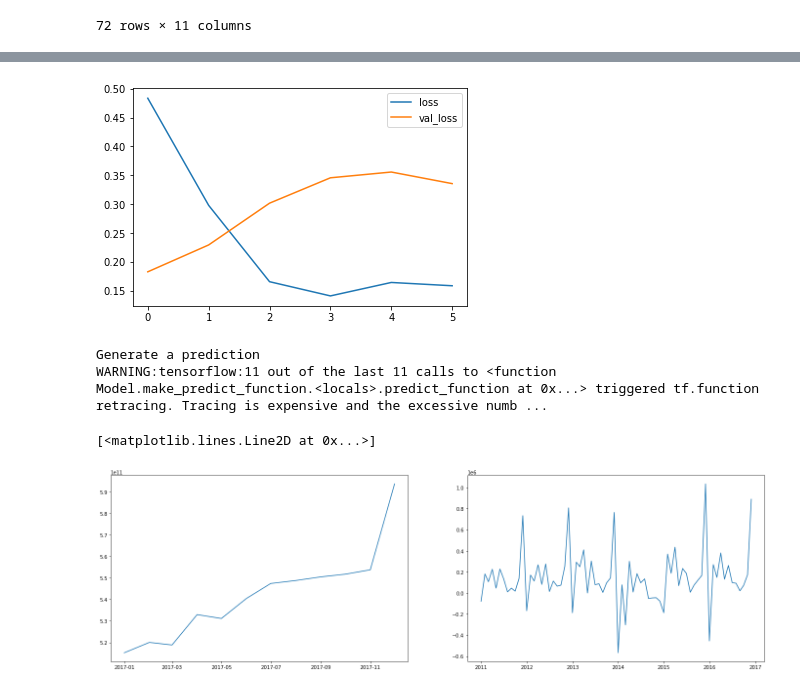
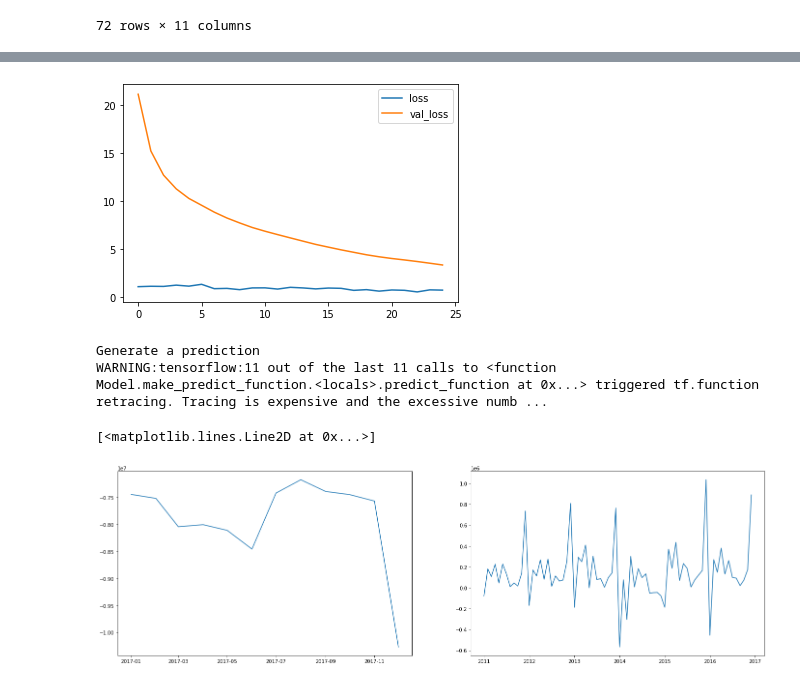
Before and after one commit to chedreem/ML-projects, a Jupyter notebook: Regression_wth_keras.ipynb, the cells around one changed output, grey strips where cells are left out. Saved outputs shown, nothing was run; the diff lists cells and outputs as text; code cells hidden in the pictures.

```diff
--- a/Regression_wth_keras.ipynb
+++ b/Regression_wth_keras.ipynb
@@ -59,9 +59,9 @@ train_X, val_X, train_y, val_y = train_test_split(train_features, train_labels,t
 train_y = (train_y-min(train_y))/(max(train_y)-min(train_y))
 val_y = (val_y-min(val_y))/(max(val_y)-min(val_y))
 
-for feature in feature_list:
-    train_X[feature] = (train_X[feature] - min(train_X[feature])) / (max(train_X[feature]) - min(train_X[feature]))
-    val_X[feature] = (val_X[feature] - min(val_X[feature])) / (max(val_X[feature]) - min(val_X[feature]))
+#for feature in feature_list:
+#    train_X[feature] = (train_X[feature] - min(train_X[feature])) / (max(train_X[feature]) - min(train_X[feature]))
+#    val_X[feature] = (val_X[feature] - min(val_X[feature])) / (max(val_X[feature]) - min(val_X[feature]))
 # %%
 from tensorflow.keras import callbacks
 
@@ -73,8 +73,13 @@ early_stopping = callbacks.EarlyStopping(
 )
 # %%
 model = keras.Sequential([
-    layers.Dense(128, activation='relu', input_shape = [11]),
-    layers.Dense(128, activation='relu'),
+    layers.BatchNormalization(input_shape = [11]),
+    layers.Dropout(rate=0.3), # apply 30% dropout to the next layer
+    layers.Dense(32, activation='relu'),
+    layers.BatchNormalization(),
+    layers.Dropout(rate=0.3), # apply 30% dropout to the next layer
+    layers.Dense(32, activation='elu'),
+    layers.BatchNormalization(),
     layers.Dense(1)
 ])
 model.compile(
@@ -84,7 +89,7 @@ model.compile(
 history = model.fit(
     train_X, train_y,
     validation_data=(val_X, val_y),
-    batch_size=32,
+    batch_size=65,
     epochs=25,
     callbacks=[early_stopping]
 )
@@ -109,4 +118,4 @@ Minimum Validation Loss: 0.1829
-[figure, old version]
+[figure, new version]
 # %%
 # Generate a prediction using model.predict()
 # and calculate it's shape:
@@ -131,4 +140,4 @@ axes[0].plot(x1, y1)
 axes[1].plot(x2, y2)
 # %% [output]
 [<matplotlib.lines.Line2D at 0x...>]
-[figure, old version]
+[figure, new version]
```
Also changed, not shown: parts of 1 cell of this notebook.
